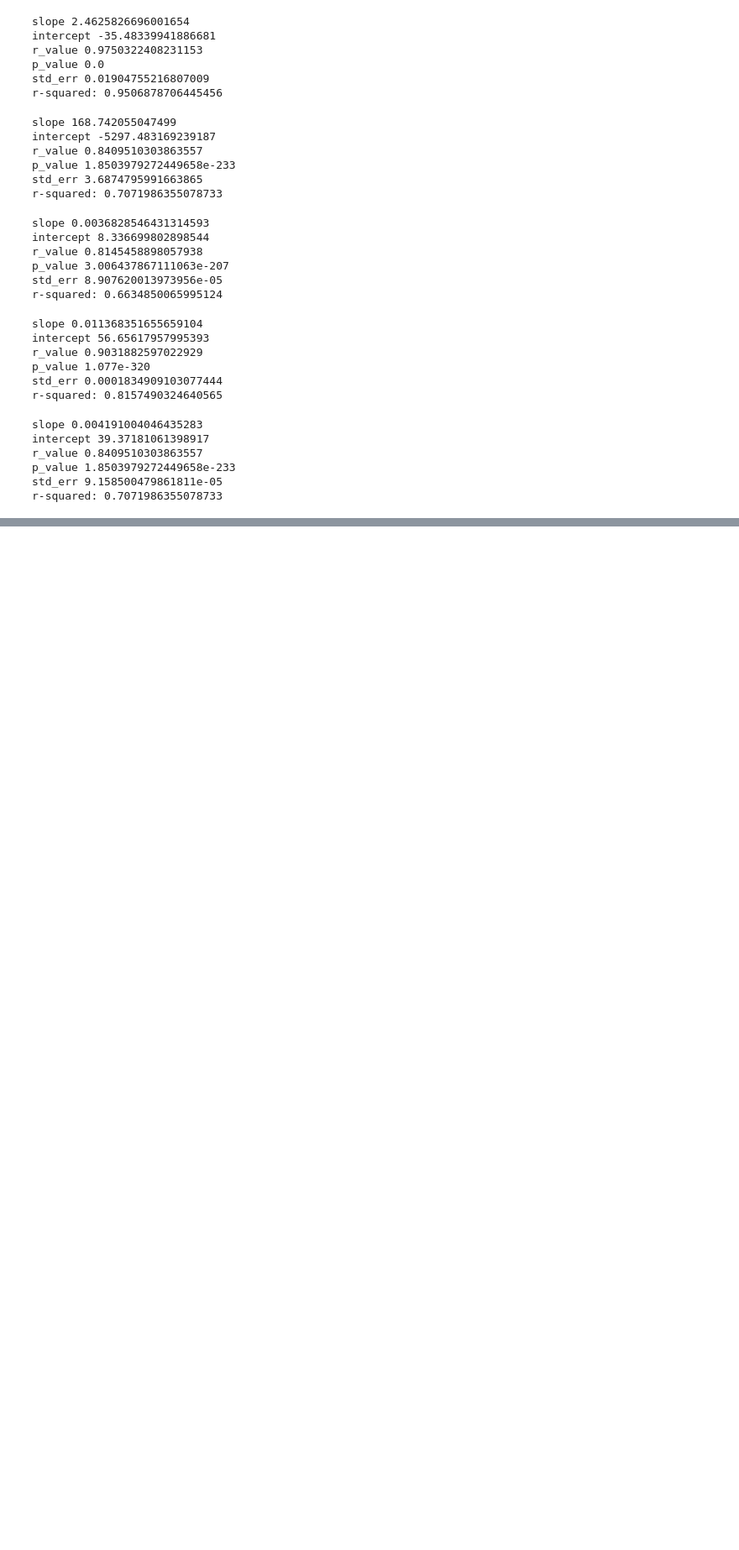
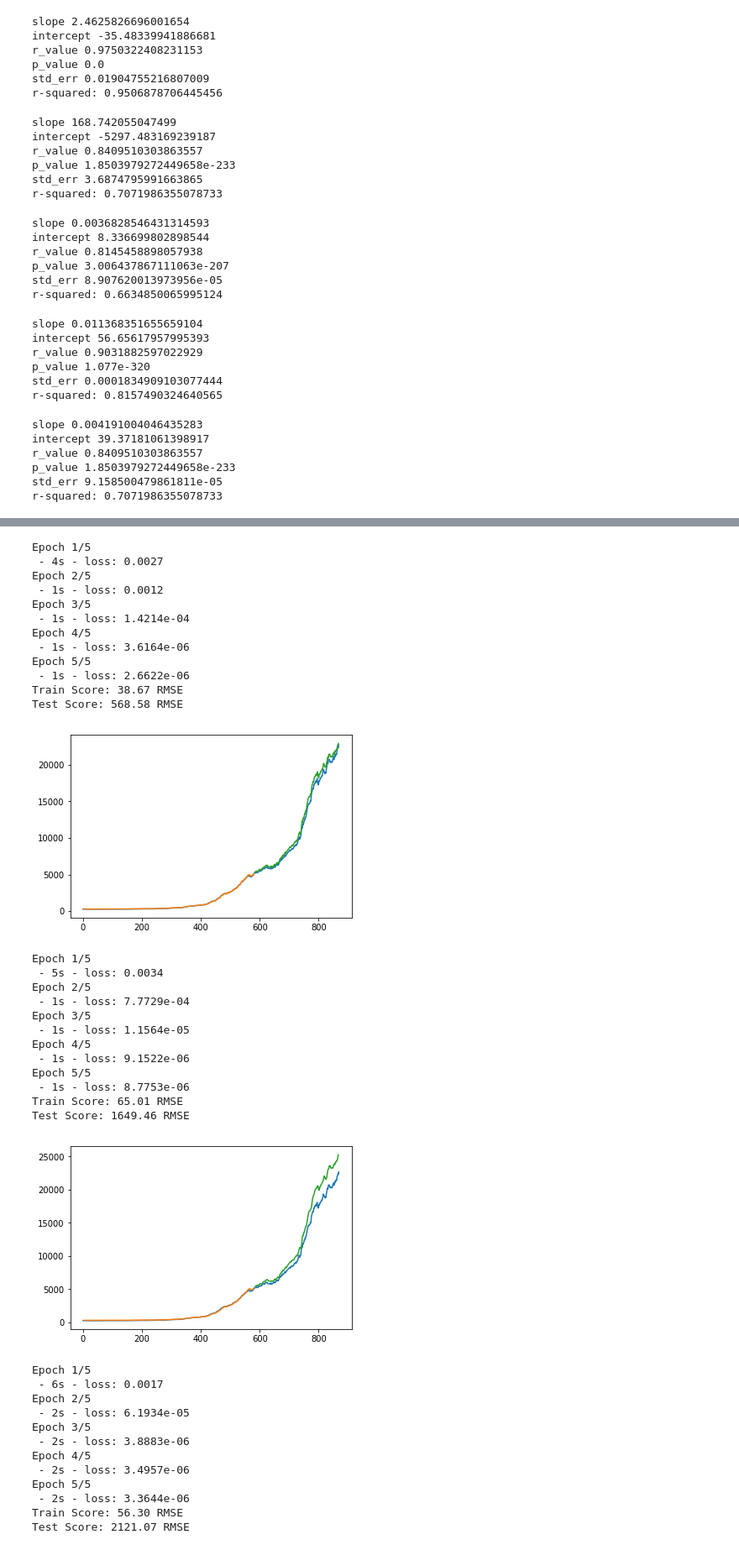
Before and after one commit to YMandCL/Industrial-Production-Exploratory, a Jupyter notebook: Industrial Production Exploratory.ipynb, the cells around one changed output, grey strips where cells are left out. Shown at 84% size. Drawn from its saved outputs; the diff is of its cells as text; code cells hidden in the pictures; blank space fills up the shorter version.

```diff
--- a/Industrial Production Exploratory.ipynb
+++ b/Industrial Production Exploratory.ipynb
@@ -673,0 +895,71 @@ r-squared: 0.7071986355078733
+# %%
+# LSTM Network for Regression
+do_lstm_model(df = econ,
+              ts = 'Debt',
+              look_back = 1,
+              epochs = 5)
+
+# LSTM for Regression Using the Window Method
+do_lstm_model(df = econ,
+              ts = 'Debt',
+              look_back = 3,
+              epochs = 5)
+
+# LSTM for Regression with Time Steps
+do_lstm_model(df = econ,
+              ts = 'Debt',
+              look_back = 3,
+              epochs = 5,
+              type_ = 'regression with time steps')
+
+# LSTM with Memory Between Batches
+#do_lstm_model(df = econ,
+                #ts = 'Prod',
+                #look_back = 3,
+                #epochs = 5,
+                #type_ = 'memory between batches')
+
+#  Stacked LSTMs with Memory Between Batches
+#do_lstm_model(df = econ,
+                #ts = 'Prod',
+               #look_back = 3,
+                #epochs = 5)
+# %% [output]
+Epoch 1/5
+ - 4s - loss: 0.0027
+Epoch 2/5
+ - 1s - loss: 0.0012
+Epoch 3/5
+ - 1s - loss: 1.4214e-04
+Epoch 4/5
+ - 1s - loss: 3.6164e-06
+Epoch 5/5
+ - 1s - loss: 2.6622e-06
+Train Score: 38.67 RMSE
+Test Score: 568.58 RMSE
+[figure, added]
+Epoch 1/5
+ - 5s - loss: 0.0034
+Epoch 2/5
+ - 1s - loss: 7.7729e-04
+Epoch 3/5
+ - 1s - loss: 1.1564e-05
+Epoch 4/5
+ - 1s - loss: 9.1522e-06
+Epoch 5/5
+ - 1s - loss: 8.7753e-06
+Train Score: 65.01 RMSE
+Test Score: 1649.46 RMSE
+[figure, added]
+Epoch 1/5
+ - 6s - loss: 0.0017
+Epoch 2/5
+ - 2s - loss: 6.1934e-05
+Epoch 3/5
+ - 2s - loss: 3.8883e-06
+Epoch 4/5
+ - 2s - loss: 3.4957e-06
+Epoch 5/5
+ - 2s - loss: 3.3644e-06
+Train Score: 56.30 RMSE
+Test Score: 2121.07 RMSE
```
Also changed, not shown: parts of 44 cells of this notebook.
